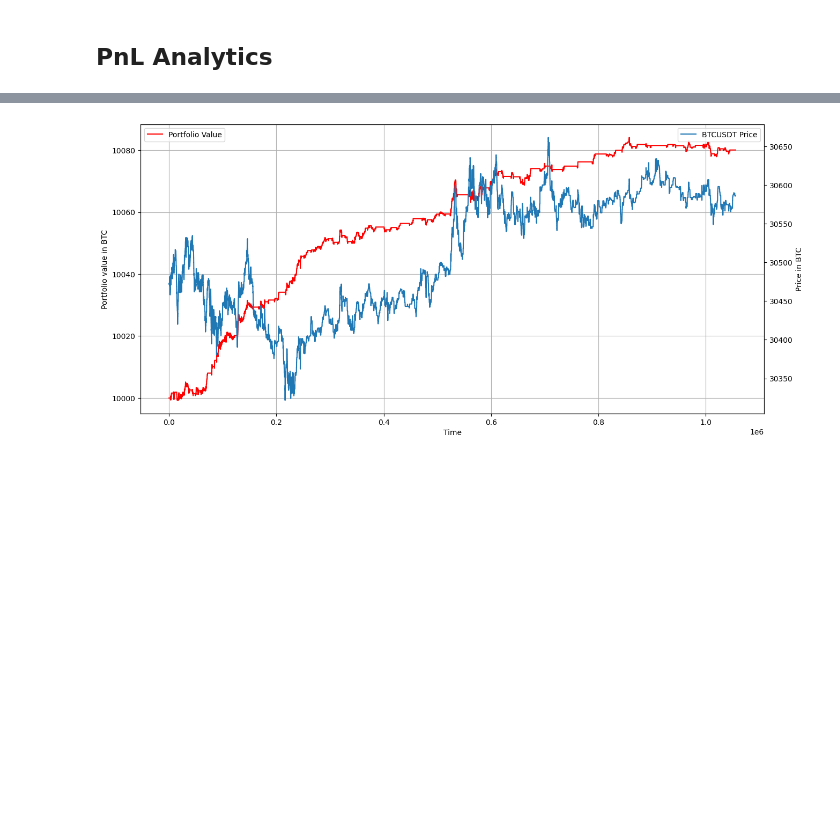
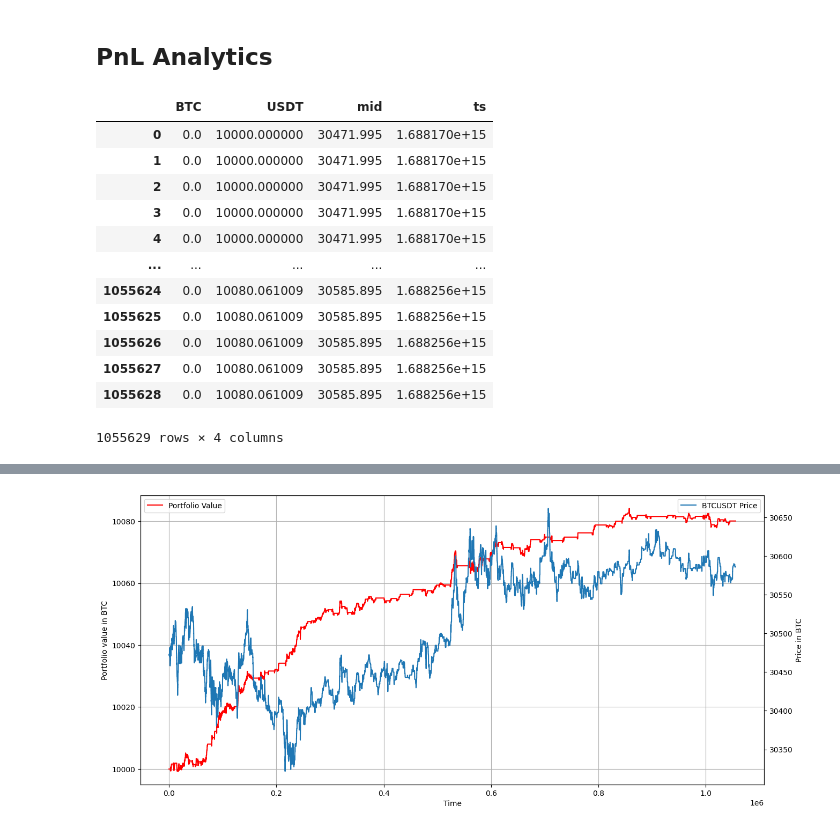
Before and after one commit to jaNGOB/pySimX, a Jupyter notebook: pySimX/examples/Simple TOB Example.ipynb, the cells around one changed output, grey strips where cells are left out. Drawn from its saved outputs; the diff is of its cells as text; code cells hidden in the pictures; blank space fills up the shorter version.

```diff
--- a/pySimX/examples/Simple TOB Example.ipynb
+++ b/pySimX/examples/Simple TOB Example.ipynb
@@ -160,0 +163,16 @@ balances['combined'] = balances.comp_usd + balances[quote]
+# %%
+balances
+# %% [output]
+|  | BTC | USDT | mid | ts |
+| 0 | 0.0 | 10000.000000 | 30471.995 | 1.688170e+15 |
+| 1 | 0.0 | 10000.000000 | 30471.995 | 1.688170e+15 |
+| 2 | 0.0 | 10000.000000 | 30471.995 | 1.688170e+15 |
+| 3 | 0.0 | 10000.000000 | 30471.995 | 1.688170e+15 |
+| 4 | 0.0 | 10000.000000 | 30471.995 | 1.688170e+15 |
+| ... | ... | ... | ... | ... |
+| 1055624 | 0.0 | 10080.061009 | 30585.895 | 1.688256e+15 |
+| 1055625 | 0.0 | 10080.061009 | 30585.895 | 1.688256e+15 |
+| 1055626 | 0.0 | 10080.061009 | 30585.895 | 1.688256e+15 |
+| 1055627 | 0.0 | 10080.061009 | 30585.895 | 1.688256e+15 |
+| 1055628 | 0.0 | 10080.061009 | 30585.895 | 1.688256e+15 |
+1055629 rows × 4 columns
```
Also changed, not shown: parts of 6 cells of this notebook, 1 other file.
